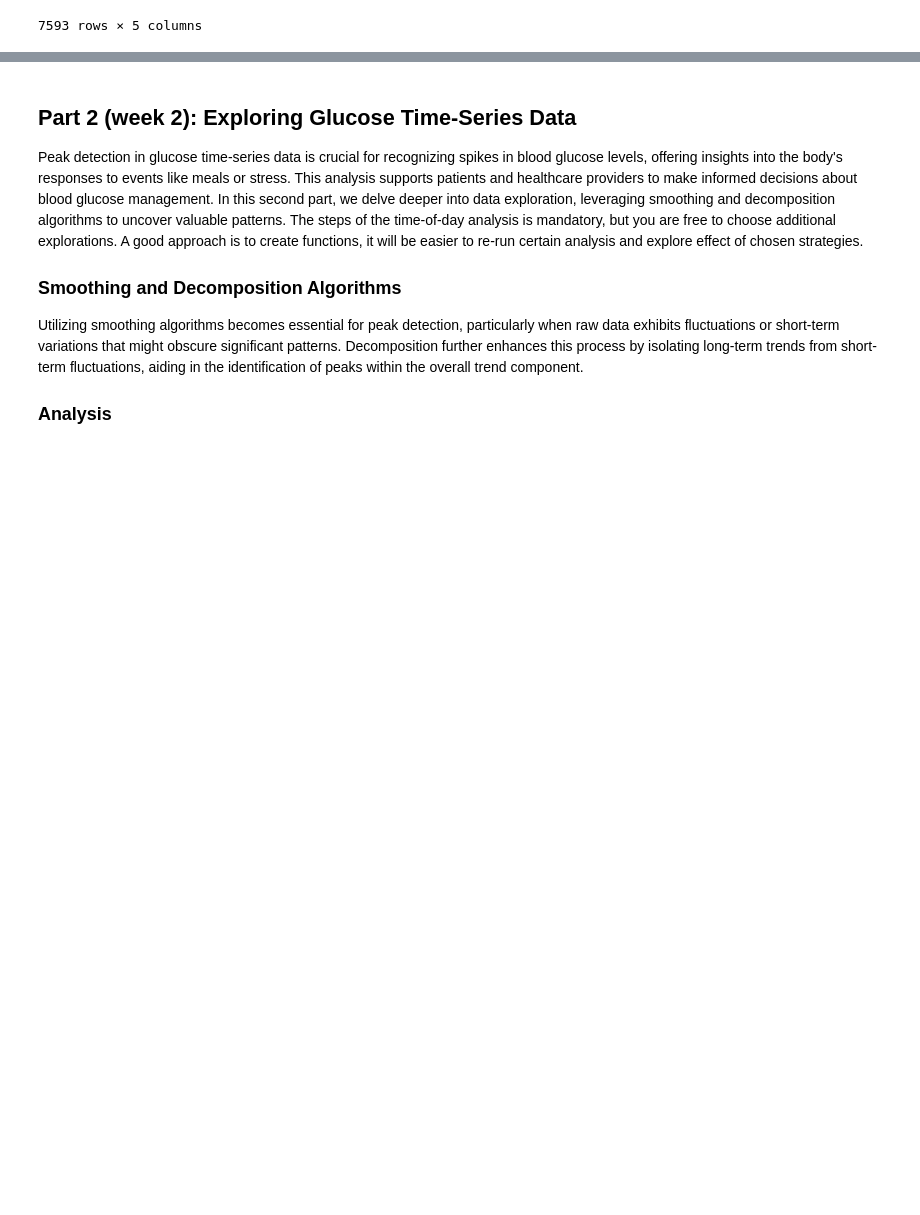
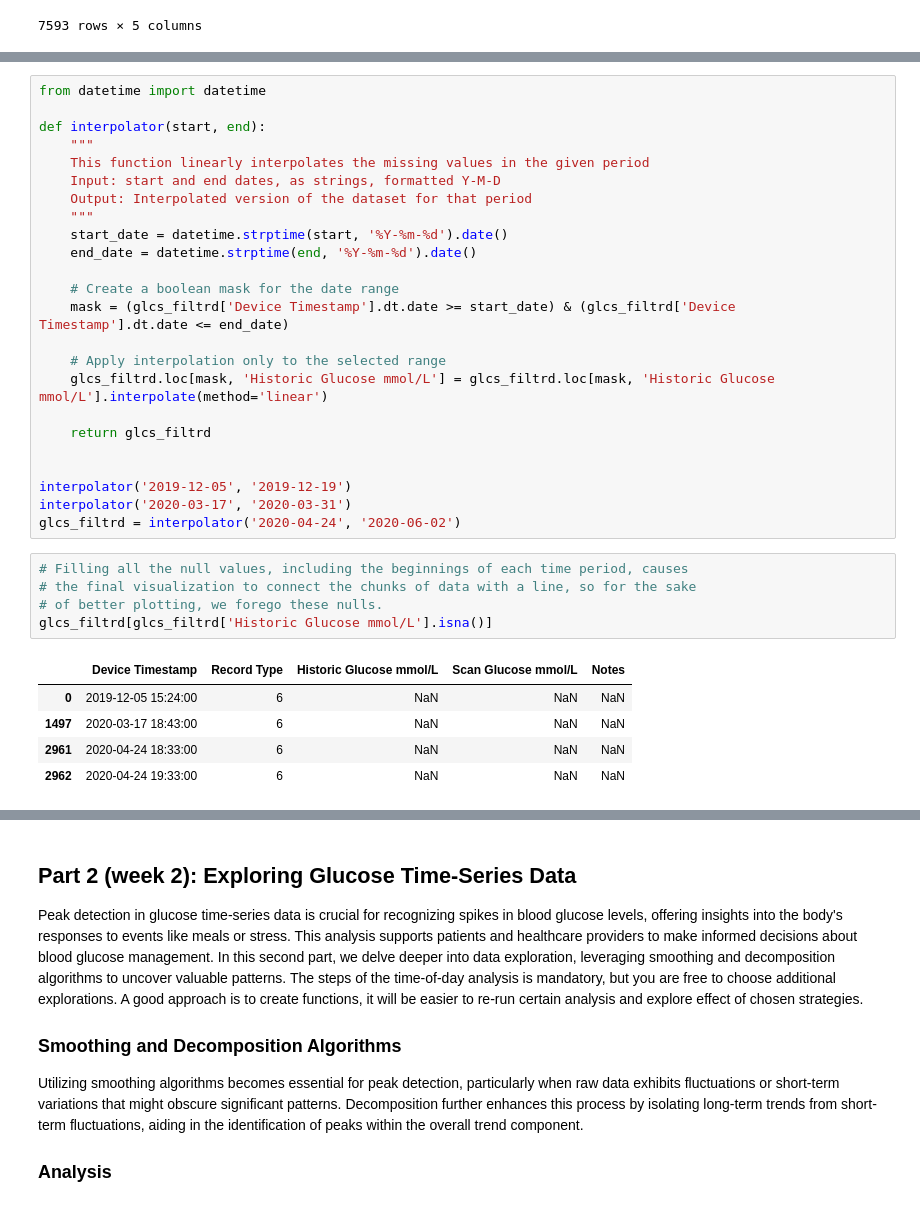
Before and after one commit to Mahsa-Zf/Prog3, a Jupyter notebook: glucose/01_glucose.ipynb, the cells around one changed output, grey strips where cells are left out. Saved outputs shown, nothing was run; the diff lists cells and outputs as text; blank space fills up the shorter version.

```diff
--- a/glucose/01_glucose.ipynb
+++ b/glucose/01_glucose.ipynb
@@ -325 +330,36 @@ glcs_filtrd
+# %%
+from datetime import datetime
+
+def interpolator(start, end):
+    """
+    This function linearly interpolates the missing values in the given period
+    Input: start and end dates, as strings, formatted Y-M-D
+    Output: Interpolated version of the dataset for that period
+    """
+    start_date = datetime.strptime(start, '%Y-%m-%d').date()
+    end_date = datetime.strptime(end, '%Y-%m-%d').date()
+
+    # Create a boolean mask for the date range
+    mask = (glcs_filtrd['Device Timestamp'].dt.date >= start_date) & (glcs_filtrd['Device Timestamp'].dt.date <= end_date)
+
+    # Apply interpolation only to the selected range
+    glcs_filtrd.loc[mask, 'Historic Glucose mmol/L'] = glcs_filtrd.loc[mask, 'Historic Glucose mmol/L'].interpolate(method='linear')
+
+    return glcs_filtrd
+
+
+interpolator('2019-12-05', '2019-12-19')
+interpolator('2020-03-17', '2020-03-31')
+glcs_filtrd = interpolator('2020-04-24', '2020-06-02')
+# %%
+# Filling all the null values, including the beginnings of each time period, causes
+# the final visualization to connect the chunks of data with a line, so for the sake
+# of better plotting, we forego these nulls.
+glcs_filtrd[glcs_filtrd['Historic Glucose mmol/L'].isna()]
+# %% [output]
+|  | Device Timestamp | Record Type | Historic Glucose mmol/L | Scan Glucose mmol/L | Notes |
+| 0 | 2019-12-05 15:24:00 | 6 | NaN | NaN | NaN |
+| 1497 | 2020-03-17 18:43:00 | 6 | NaN | NaN | NaN |
+| 2961 | 2020-04-24 18:33:00 | 6 | NaN | NaN | NaN |
+| 2962 | 2020-04-24 19:33:00 | 6 | NaN | NaN | NaN |
 # %%
```
Also changed, not shown: parts of 3 cells of this notebook, 2 other files.
